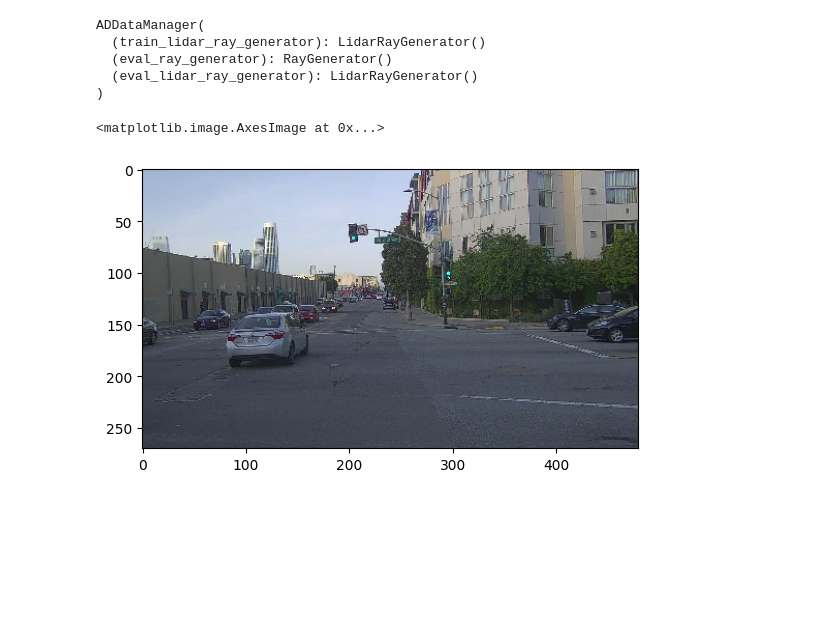
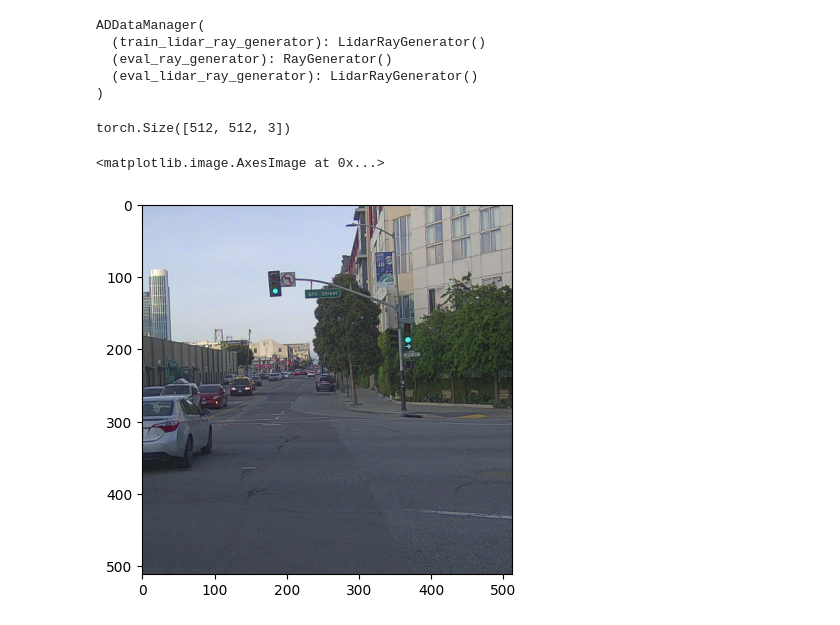
Before and after one commit to gasparyanartur/neurad-diffusion, a Jupyter notebook: nerfstudio/notebooks/ray_bundle.ipynb, the cells around one changed output. Drawn from its saved outputs; the diff is of its cells as text; code cells hidden in the pictures; blank space fills up the shorter version.

```diff
--- a/nerfstudio/notebooks/ray_bundle.ipynb
+++ b/nerfstudio/notebooks/ray_bundle.ipynb
@@ -71,13 +71,3 @@ ADDataManager(
   (eval_ray_generator): RayGenerator()
   (eval_lidar_ray_generator): LidarRayGenerator()
 )
-# %%
-ex_img = pipe.datamanager.train_dataset.get_image_float32(0)
-ex_img.shape
-
-import matplotlib.pyplot as plt
-ex_img = ex_img[::4, ::4]
-plt.imshow(ex_img)
-# %% [output]
-<matplotlib.image.AxesImage at 0x...>
-[figure, removed]
@@ -84 +84,13 @@ plt.imshow(ex_img)
+# %%
+img_transform = tvtf.Compose((tvtf.ConvertImageDtype(torch.float32), tvtf.CenterCrop((1024, 1024)), tvtf.Resize((512, 512))))
+
+ex_img = pipe.datamanager.train_dataset.get_image_float32(0).permute(2, 0, 1)
+ex_img = img_transform(ex_img).permute(1, 2, 0)
+
+print(ex_img.shape)
+plt.imshow(ex_img)
+# %% [output]
+torch.Size([512, 512, 3])
+<matplotlib.image.AxesImage at 0x...>
+[figure, added]
 # %%
```
Also changed, not shown: parts of 34 cells of this notebook, 2 other files.
